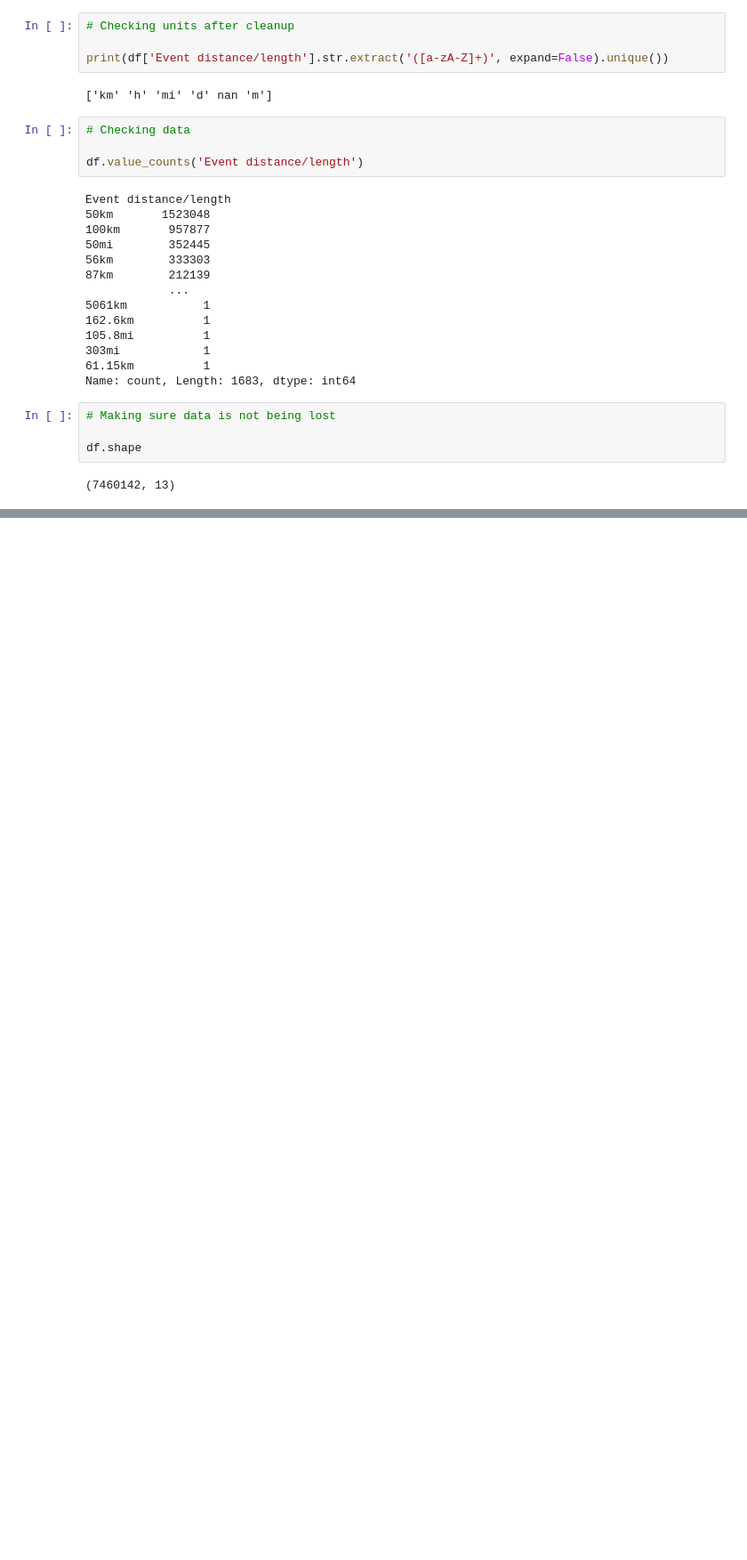
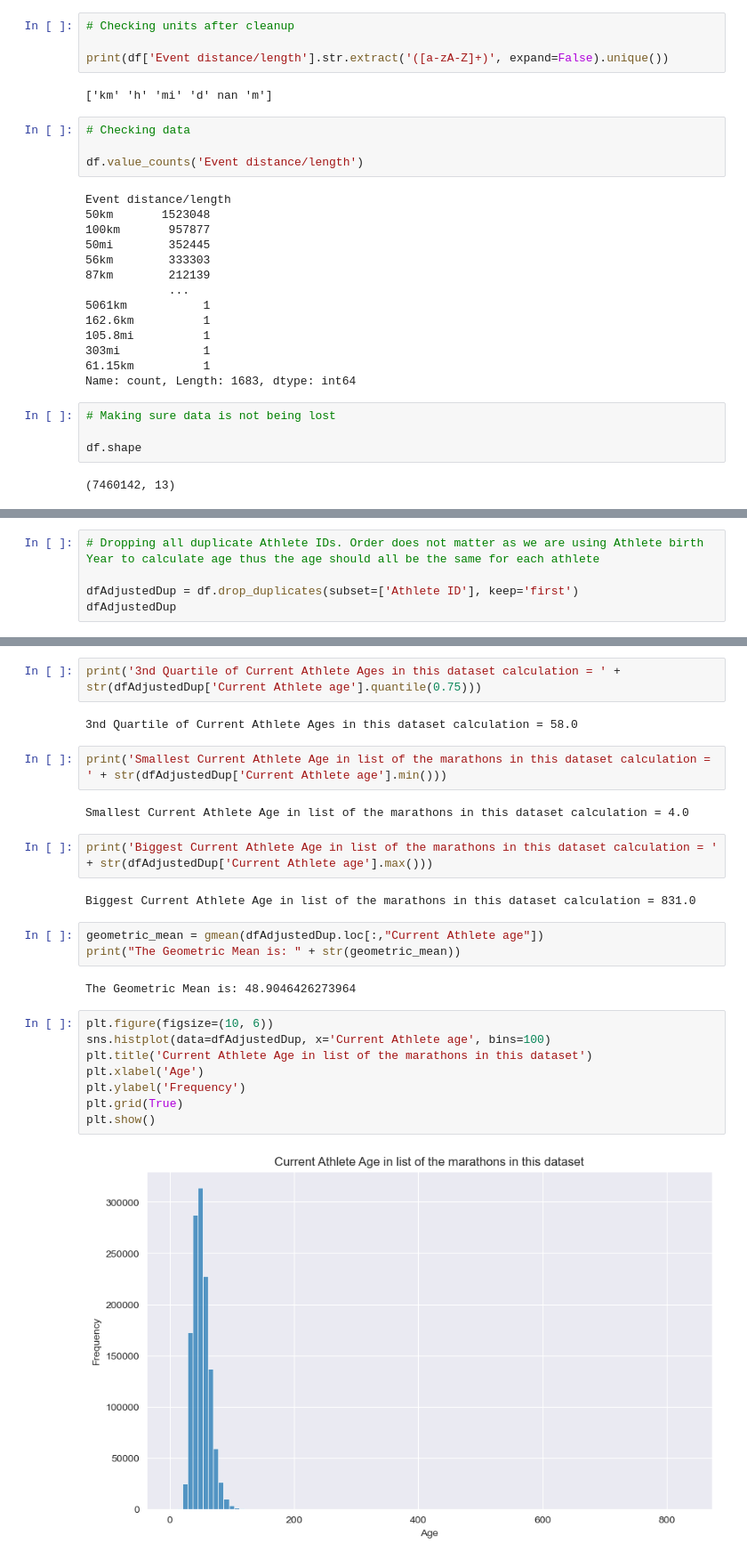
Before and after one commit to Kaichumoto/UltraMarathonRunning, a Jupyter notebook: Assignment 2.ipynb, the cells around one changed output, grey strips where cells are left out. Shown: that part at 89% size. Drawn from its saved outputs; the diff is of its cells as text; blank space fills up the shorter version.

```diff
--- a/Assignment 2.ipynb
+++ b/Assignment 2.ipynb
@@ -429,0 +649,5 @@ KeyError: 'distance_km'
+# %%
+# Dropping all duplicate Athlete IDs. Order does not matter as we are using Athlete birth Year to calculate age thus the age should all be the same for each athlete
+
+dfAdjustedDup = df.drop_duplicates(subset=['Athlete ID'], keep='first')
+dfAdjustedDup
@@ -429,0 +701,27 @@ KeyError: 'distance_km'
+# %%
+print('3nd Quartile of Current Athlete Ages in this dataset calculation = ' + str(dfAdjustedDup['Current Athlete age'].quantile(0.75)))
+# %% [output]
+3nd Quartile of Current Athlete Ages in this dataset calculation = 58.0
+# %%
+print('Smallest Current Athlete Age in list of the marathons in this dataset calculation = ' + str(dfAdjustedDup['Current Athlete age'].min()))
+# %% [output]
+Smallest Current Athlete Age in list of the marathons in this dataset calculation = 4.0
+# %%
+print('Biggest Current Athlete Age in list of the marathons in this dataset calculation = ' + str(dfAdjustedDup['Current Athlete age'].max()))
+# %% [output]
+Biggest Current Athlete Age in list of the marathons in this dataset calculation = 831.0
+# %%
+geometric_mean = gmean(dfAdjustedDup.loc[:,"Current Athlete age"])
+print("The Geometric Mean is: " + str(geometric_mean))
+# %% [output]
+The Geometric Mean is: 48.9046426273964
+# %%
+plt.figure(figsize=(10, 6))
+sns.histplot(data=dfAdjustedDup, x='Current Athlete age', bins=100)
+plt.title('Current Athlete Age in list of the marathons in this dataset')
+plt.xlabel('Age')
+plt.ylabel('Frequency')
+plt.grid(True)
+plt.show()
+# %% [output]
+[figure, added]
```
Also changed, not shown: parts of 173 cells of this notebook, 1 other file.
